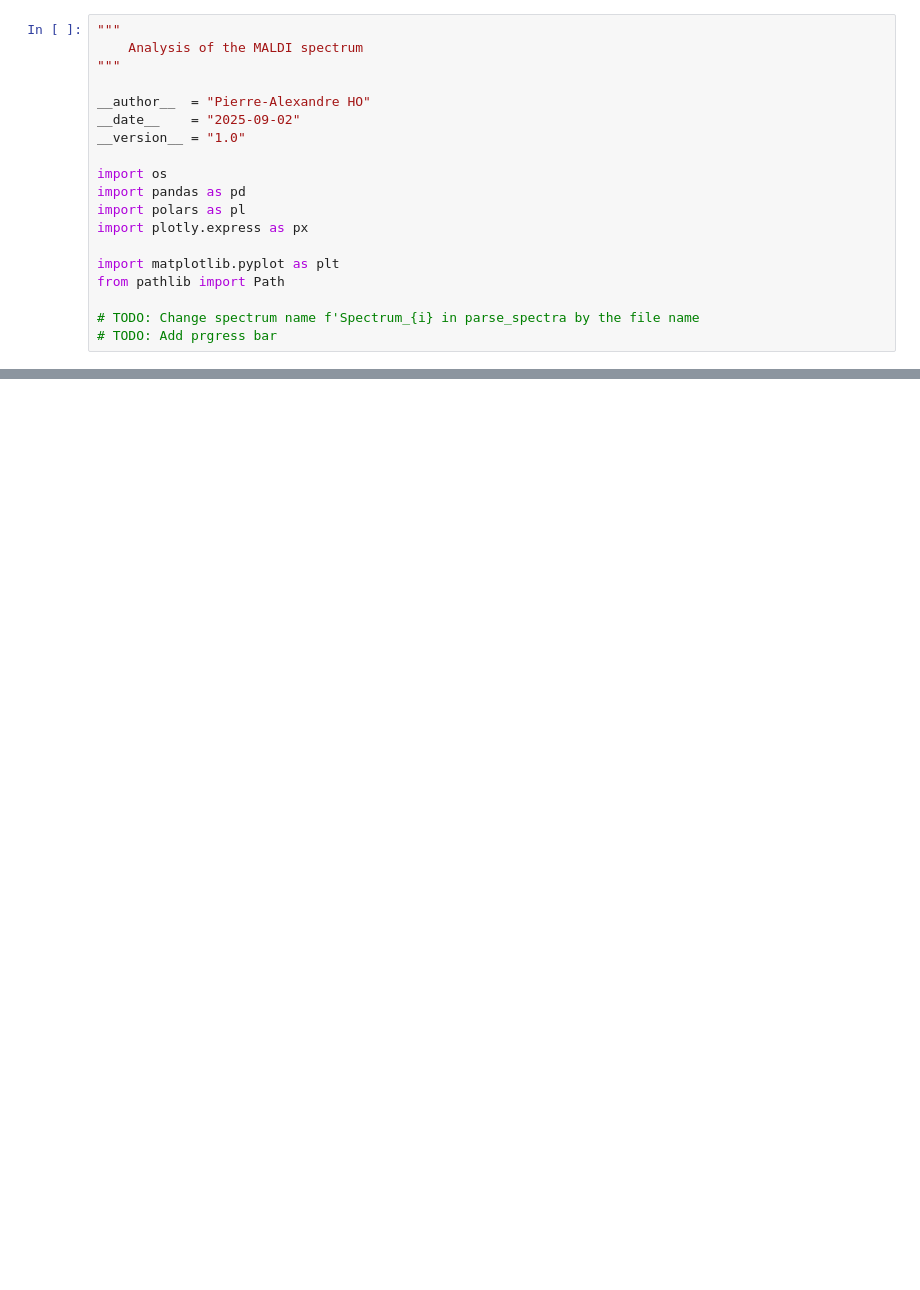
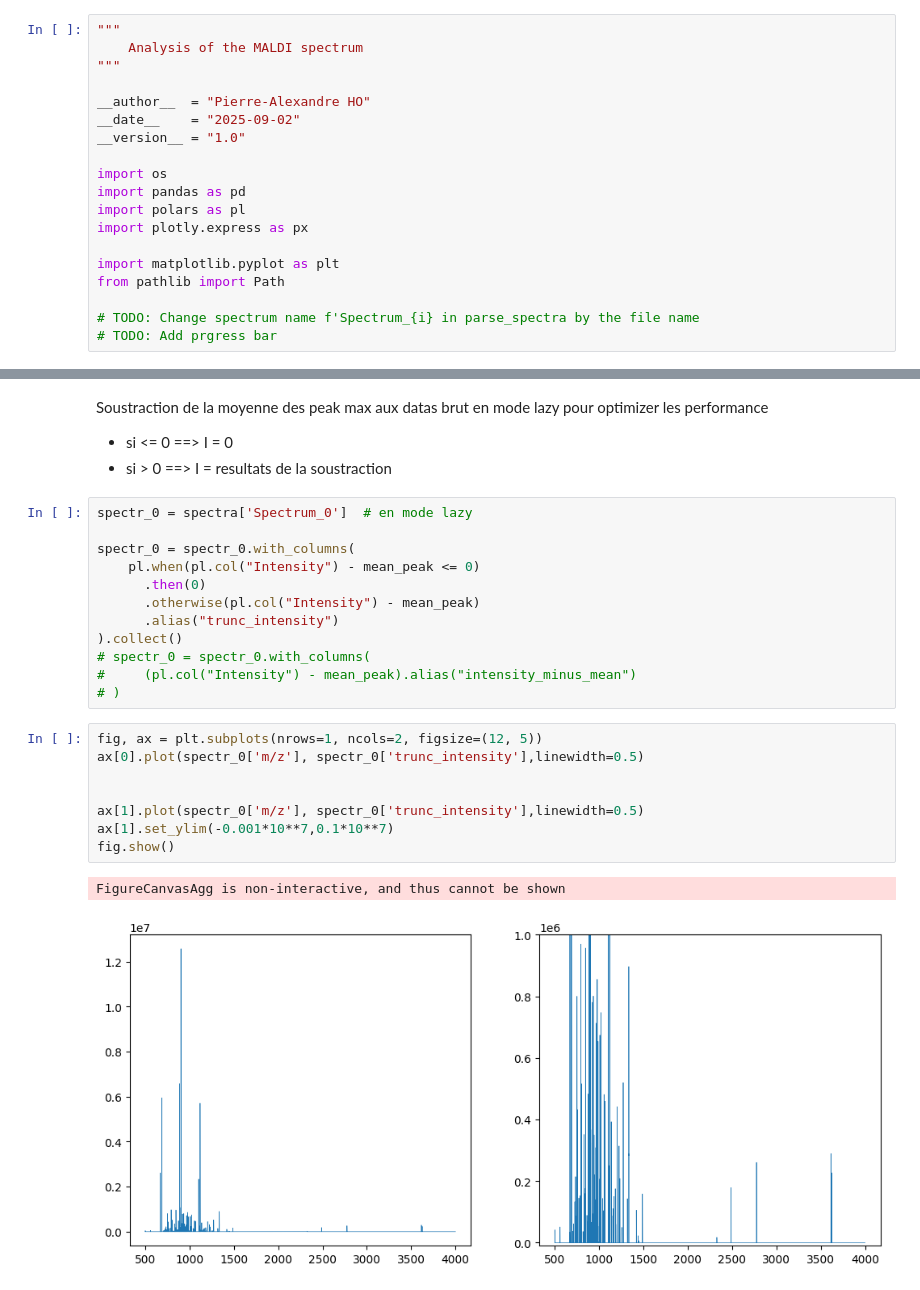
Before and after one commit to Protactinium92/SugarMALDI, a Jupyter notebook: src/spectre.ipynb, the cells around one changed output, grey strips where cells are left out. Drawn from its saved outputs; the diff is of its cells as text; blank space fills up the shorter version.

```diff
--- a/src/spectre.ipynb
+++ b/src/spectre.ipynb
@@ -89,0 +146,27 @@ KeyboardInterrupt:
+# %% [markdown]
+Soustraction de la moyenne des peak max aux datas brut en mode lazy pour optimizer les performance
+- si <= 0 ==> I = 0
+- si > 0 ==> I = resultats de la soustraction
+# %%
+spectr_0 = spectra['Spectrum_0']  # en mode lazy
+
+spectr_0 = spectr_0.with_columns(
+    pl.when(pl.col("Intensity") - mean_peak <= 0)
+      .then(0)
+      .otherwise(pl.col("Intensity") - mean_peak)
+      .alias("trunc_intensity")
+).collect()
+# spectr_0 = spectr_0.with_columns(
+#     (pl.col("Intensity") - mean_peak).alias("intensity_minus_mean")
+# )
+# %%
+fig, ax = plt.subplots(nrows=1, ncols=2, figsize=(12, 5))
+ax[0].plot(spectr_0['m/z'], spectr_0['trunc_intensity'],linewidth=0.5)
+
+
+ax[1].plot(spectr_0['m/z'], spectr_0['trunc_intensity'],linewidth=0.5)
+ax[1].set_ylim(-0.001*10**7,0.1*10**7)
+fig.show()
+# %% [output]
+FigureCanvasAgg is non-interactive, and thus cannot be shown
+[figure, added]
```
Also changed, not shown: parts of 8 cells of this notebook, 2 other files.
